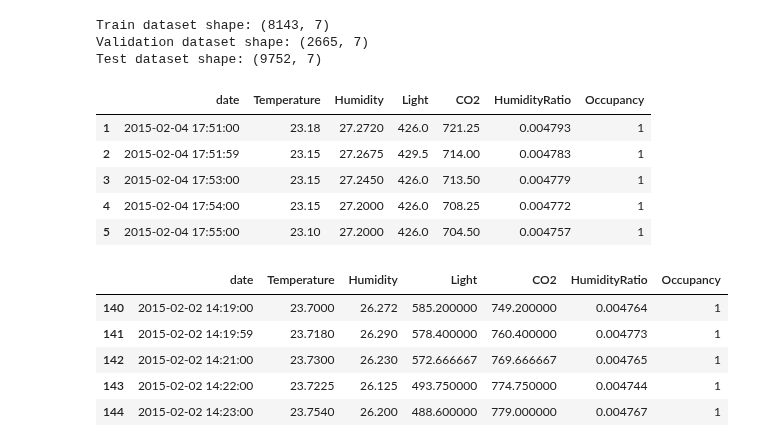
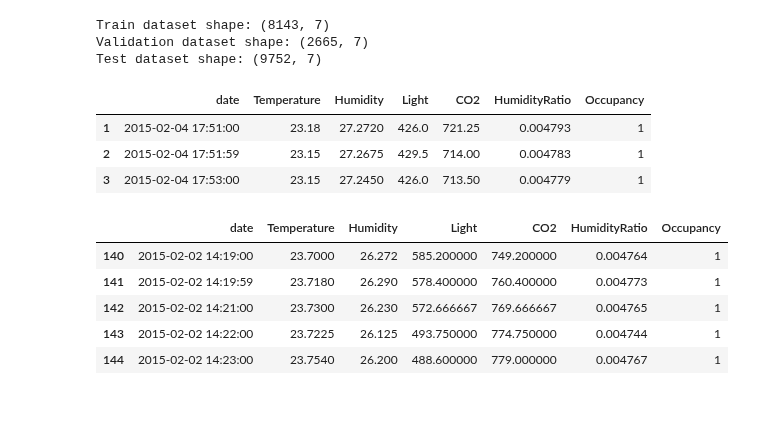
Before and after one commit to Mortti11/Deep_Learning, a Jupyter notebook: CNN_Times_series/Prepro.ipynb, the cells around one changed output. Drawn from its saved outputs; the diff is of its cells as text; code cells hidden in the pictures; blank space fills up the shorter version.

```diff
--- a/CNN_Times_series/Prepro.ipynb
+++ b/CNN_Times_series/Prepro.ipynb
@@ -22,14 +22,12 @@ Train dataset shape: (8143, 7)
 Validation dataset shape: (2665, 7)
 Test dataset shape: (9752, 7)
 # %%
-df_train.head()
+df_train.head(3)
 # %% [output]
 |  | date | Temperature | Humidity | Light | CO2 | HumidityRatio | Occupancy |
 | 1 | 2015-02-04 17:51:00 | 23.18 | 27.2720 | 426.0 | 721.25 | 0.004793 | 1 |
 | 2 | 2015-02-04 17:51:59 | 23.15 | 27.2675 | 429.5 | 714.00 | 0.004783 | 1 |
 | 3 | 2015-02-04 17:53:00 | 23.15 | 27.2450 | 426.0 | 713.50 | 0.004779 | 1 |
-| 4 | 2015-02-04 17:54:00 | 23.15 | 27.2000 | 426.0 | 708.25 | 0.004772 | 1 |
-| 5 | 2015-02-04 17:55:00 | 23.10 | 27.2000 | 426.0 | 704.50 | 0.004757 | 1 |
 # %%
 df_val.head()
 # %% [output]
```
Also changed, not shown: parts of 5 cells of this notebook, 4 other files.
